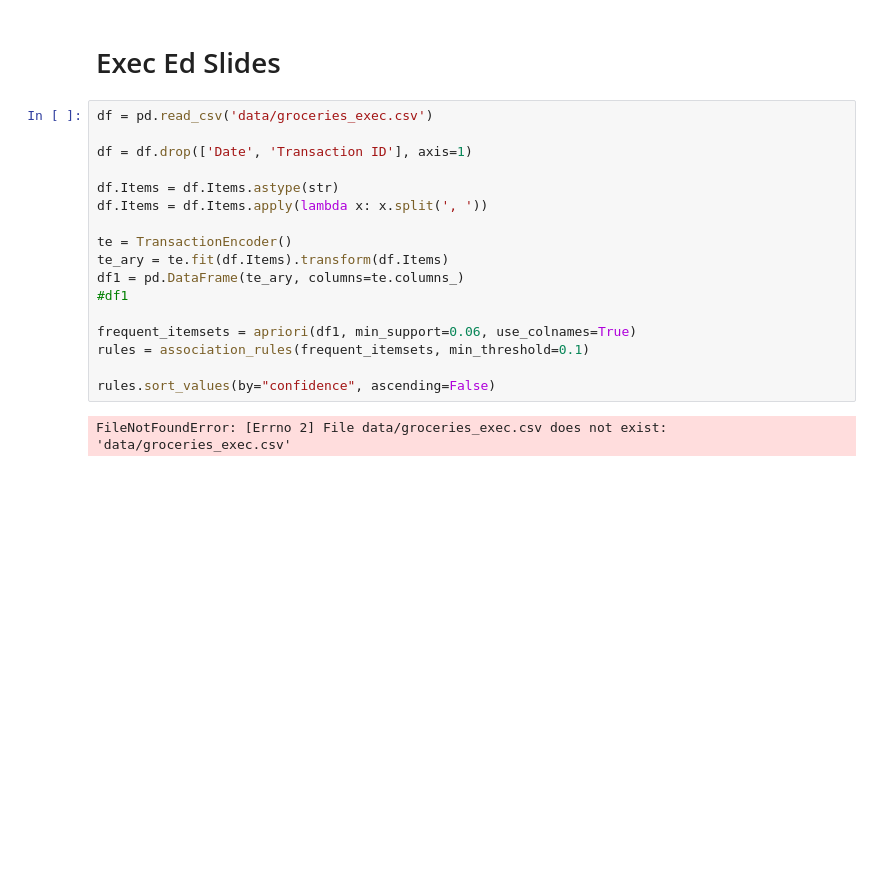
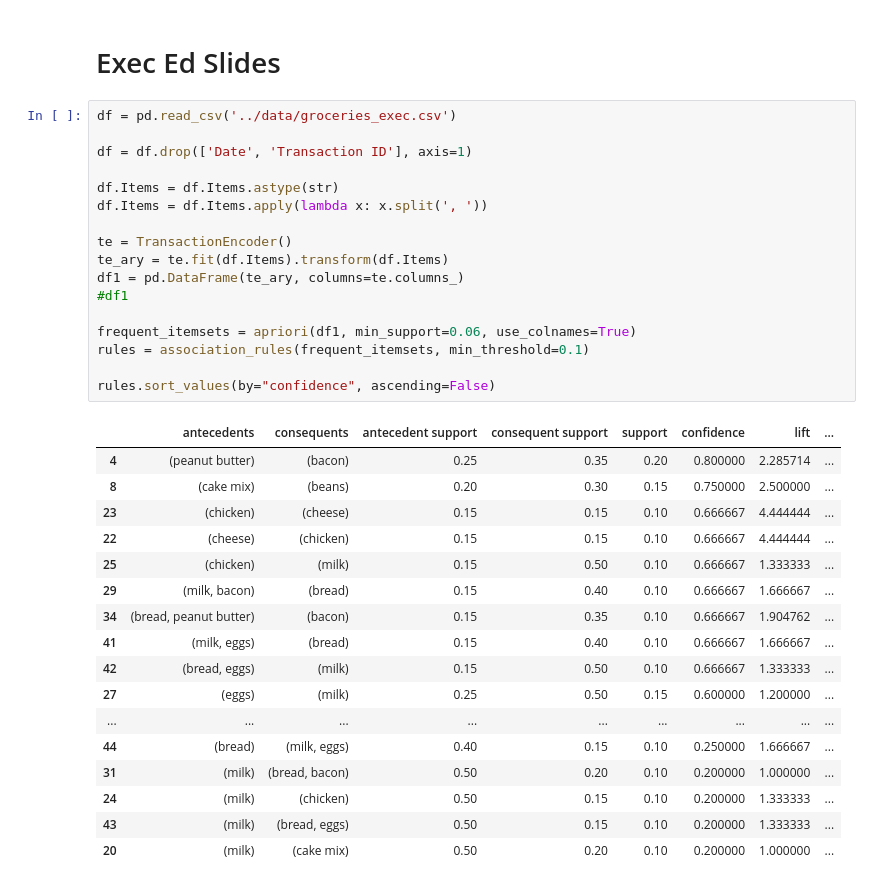
Before and after one commit to stepthom/869_course, a Jupyter notebook: association_rules/slides_arules_ee.ipynb, the cells around one changed output. Drawn from its saved outputs; the diff is of its cells as text; blank space fills up the shorter version.

```diff
--- a/association_rules/slides_arules_ee.ipynb
+++ b/association_rules/slides_arules_ee.ipynb
@@ -21,23 +21,39 @@ InteractiveShell.ast_node_interactivity = "all"
 # %% [markdown]
 # Exec Ed Slides
 # %%
-df = pd.read_csv('data/groceries_exec.csv')
+df = pd.read_csv('../data/groceries_exec.csv')
 
 df = df.drop(['Date', 'Transaction ID'], axis=1)
 
 df.Items = df.Items.astype(str)
 df.Items = df.Items.apply(lambda x: x.split(', '))
 
 te = TransactionEncoder()
 te_ary = te.fit(df.Items).transform(df.Items)
 df1 = pd.DataFrame(te_ary, columns=te.columns_)
 #df1
 
 frequent_itemsets = apriori(df1, min_support=0.06, use_colnames=True)
 rules = association_rules(frequent_itemsets, min_threshold=0.1)
 
 rules.sort_values(by="confidence", ascending=False)
 # %% [output]
-FileNotFoundError: [Errno 2] File data/groceries_exec.csv does not exist: 'data/groceries_exec.csv'
+|  | antecedents | consequents | antecedent support | consequent support | support | confidence | lift | ... |
+| 4 | (peanut butter) | (bacon) | 0.25 | 0.35 | 0.20 | 0.800000 | 2.285714 | ... |
+| 8 | (cake mix) | (beans) | 0.20 | 0.30 | 0.15 | 0.750000 | 2.500000 | ... |
+| 23 | (chicken) | (cheese) | 0.15 | 0.15 | 0.10 | 0.666667 | 4.444444 | ... |
+| 22 | (cheese) | (chicken) | 0.15 | 0.15 | 0.10 | 0.666667 | 4.444444 | ... |
+| 25 | (chicken) | (milk) | 0.15 | 0.50 | 0.10 | 0.666667 | 1.333333 | ... |
+| 29 | (milk, bacon) | (bread) | 0.15 | 0.40 | 0.10 | 0.666667 | 1.666667 | ... |
+| 34 | (bread, peanut butter) | (bacon) | 0.15 | 0.35 | 0.10 | 0.666667 | 1.904762 | ... |
+| 41 | (milk, eggs) | (bread) | 0.15 | 0.40 | 0.10 | 0.666667 | 1.666667 | ... |
+| 42 | (bread, eggs) | (milk) | 0.15 | 0.50 | 0.10 | 0.666667 | 1.333333 | ... |
+| 27 | (eggs) | (milk) | 0.25 | 0.50 | 0.15 | 0.600000 | 1.200000 | ... |
+| ... | ... | ... | ... | ... | ... | ... | ... | ... |
+| 44 | (bread) | (milk, eggs) | 0.40 | 0.15 | 0.10 | 0.250000 | 1.666667 | ... |
+| 31 | (milk) | (bread, bacon) | 0.50 | 0.20 | 0.10 | 0.200000 | 1.000000 | ... |
+| 24 | (milk) | (chicken) | 0.50 | 0.15 | 0.10 | 0.200000 | 1.333333 | ... |
+| 43 | (milk) | (bread, eggs) | 0.50 | 0.15 | 0.10 | 0.200000 | 1.333333 | ... |
+| 20 | (milk) | (cake mix) | 0.50 | 0.20 | 0.10 | 0.200000 | 1.000000 | ... |
 # %%
 df1.loc[df1['cake mix'] == True]
```
Also changed, not shown: parts of 5 cells of this notebook, 1 other file.
